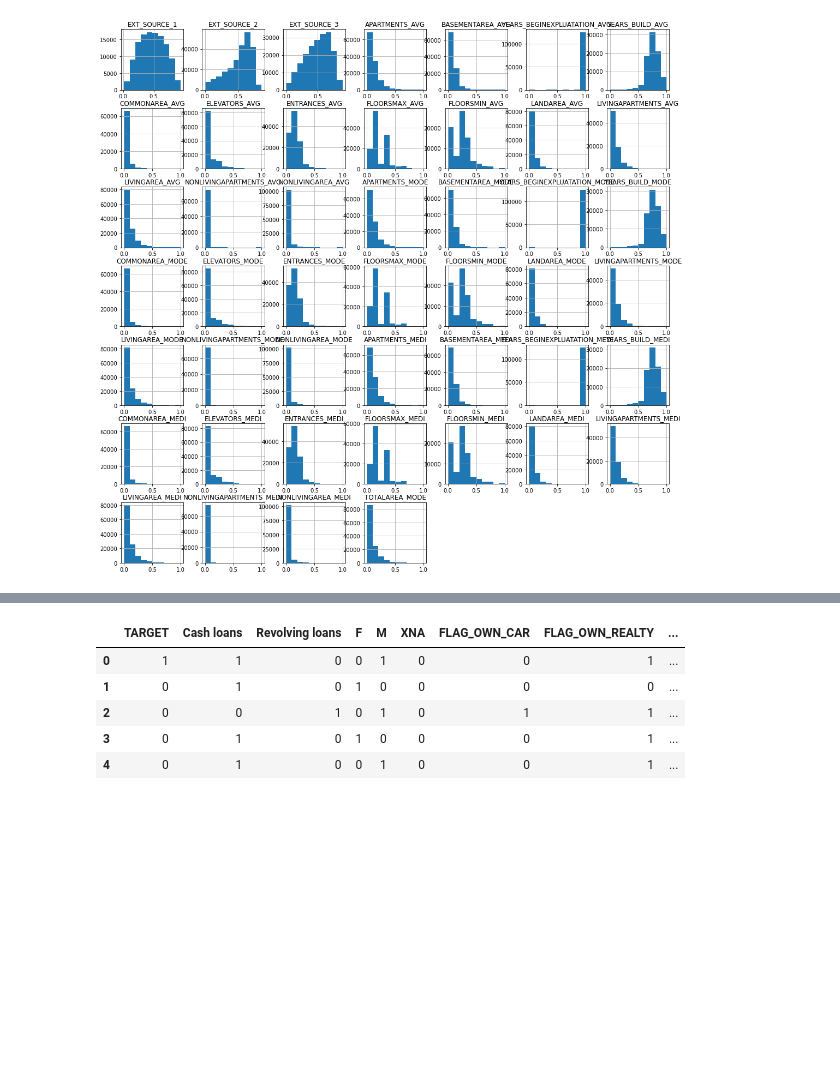
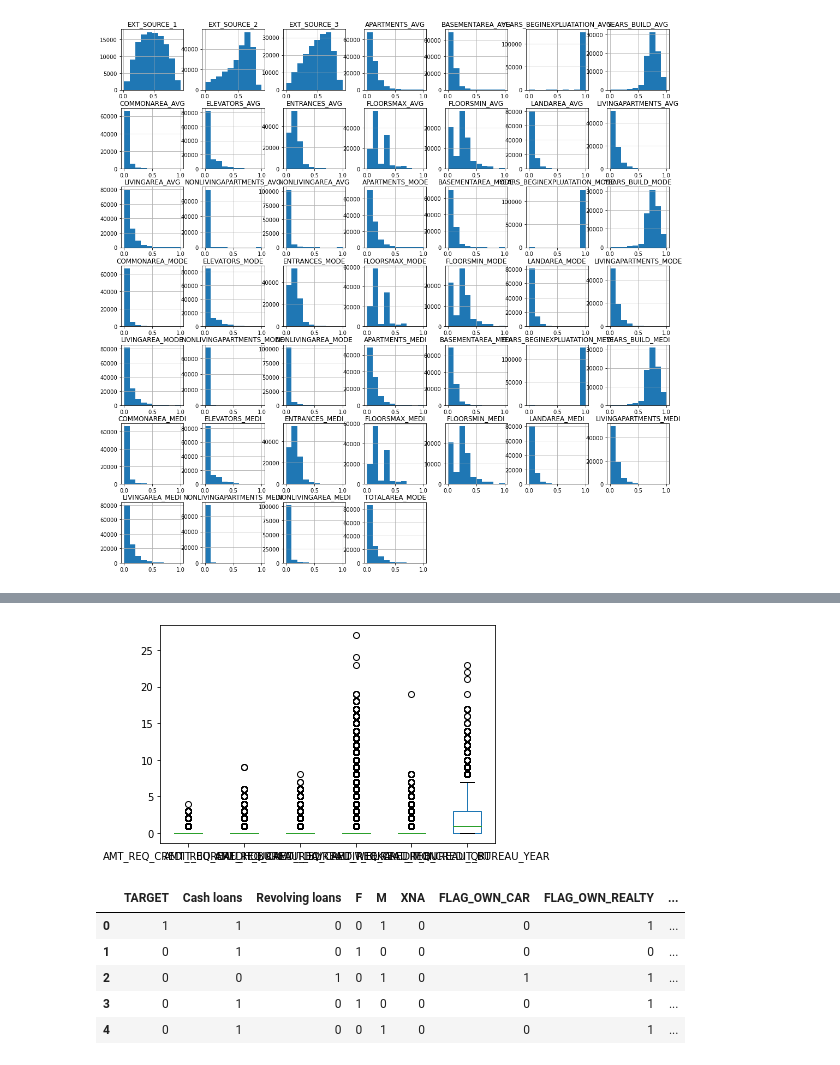
Before and after one commit to chandrakanthHA/Home_Credit, a Jupyter notebook: EDA.ipynb, the cells around one changed output, grey strips where cells are left out. Saved outputs shown, nothing was run; the diff lists cells and outputs as text; code cells hidden in the pictures; blank space fills up the shorter version.

```diff
--- a/Initial_EDA.ipynb
+++ b/EDA.ipynb
@@ -446,3 +470,13 @@ df_clean["TOTALAREA_MODE"] = df["TOTALAREA_MODE"].fillna(value=df["TOTALAREA_MOD
+# %%
+enquiries = ["AMT_REQ_CREDIT_BUREAU_HOUR", "AMT_REQ_CREDIT_BUREAU_DAY", "AMT_REQ_CREDIT_BUREAU_WEEK",
+             "AMT_REQ_CREDIT_BUREAU_MON", "AMT_REQ_CREDIT_BUREAU_QRT", "AMT_REQ_CREDIT_BUREAU_YEAR"]
+
+df_clean[enquiries] = df[enquiries].fillna(value=df[enquiries].median())
+df_clean[enquiries] = mm_scaler.fit_transform(df_clean[enquiries])
+
+df[enquiries].plot(kind="box");
+# %% [output]
+[figure, added]
 # %%
 df_clean.head()
 # %% [output]
```
Also changed, not shown: parts of 26 cells of this notebook, 1 other file.
